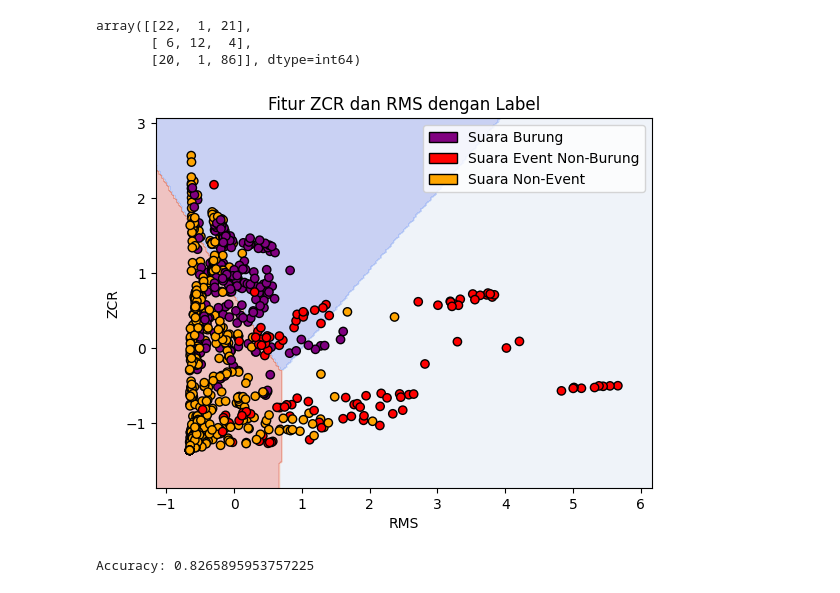
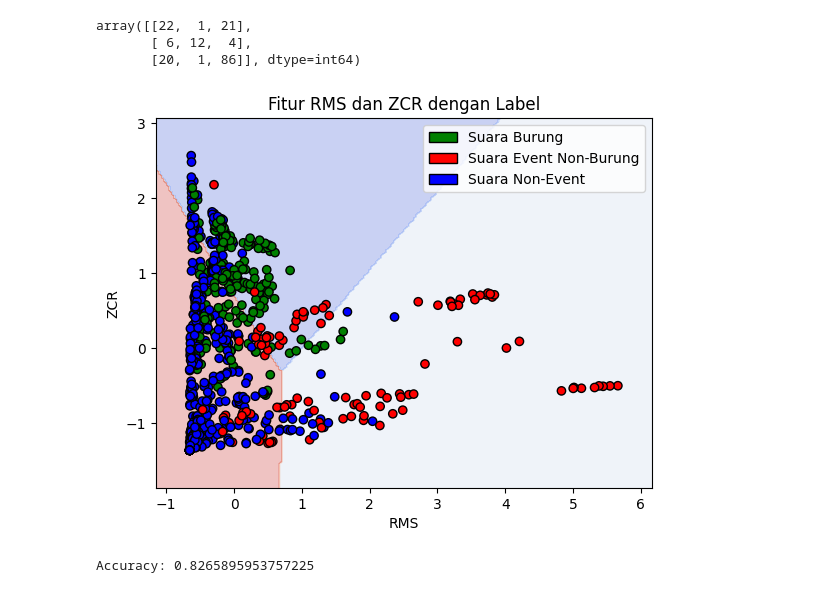
Before and after one commit to FathanAM0/Dasar-Kecerdasan-Artificial_Tugas-Besar, a Jupyter notebook: code_1-Labelling-FE.ipynb, the cells around one changed output. Saved outputs shown, nothing was run; the diff lists cells and outputs as text; code cells hidden in the pictures.

Commit message:
Add figure

```diff
--- a/code_1-Labelling-FE.ipynb
+++ b/code_1-Labelling-FE.ipynb
@@ -428,38 +428,38 @@ array([[22,  1, 21],
 def plot_decision_boundary(model, X, y):
     x_min, x_max = X[:, 0].min() - .5, X[:, 0].max() + .5
     y_min, y_max = X[:, 1].min() - .5, X[:, 1].max() + .5
     xx, yy = np.meshgrid(np.linspace(x_min, x_max, 200),
                          np.linspace(y_min, y_max, 200))
 
     Z = model.predict(np.c_[xx.ravel(), yy.ravel()])
     Z = Z.reshape(xx.shape)
 
     plt.contourf(xx, yy, Z, alpha=0.3, cmap=plt.cm.coolwarm)
 
     # Define custom colors
-    color_map = {0: 'purple', 1: 'red', 2: 'orange'}
+    color_map = {0: 'green', 1: 'red', 2: 'blue'}
     colors = [color_map[label] for label in y]
 
     # Plot points with custom colors
     plt.scatter(X[:, 0], X[:, 1], c=colors, edgecolors='k')
 
     # Custom legend
     legend_elements = [
-        Patch(facecolor='purple', edgecolor='k', label='Suara Burung'),
-        Patch(facecolor='red', edgecolor='k', label='Suara Event Non-Burung'),
-        Patch(facecolor='orange', edgecolor='k', label='Suara Non-Event')
+        Patch(facecolor='green', edgecolor='k', label='Suara Burung'),
+        Patch(facecolor='Red', edgecolor='k', label='Suara Event Non-Burung'),
+        Patch(facecolor='Blue', edgecolor='k', label='Suara Non-Event')
     ]
     plt.legend(handles=legend_elements, loc='upper right')
 
     plt.xlabel("RMS")
     plt.ylabel("ZCR")
     plt.title("Fitur RMS dan ZCR dengan Label")
     plt.show()
 
 X_scaled = scaler.transform(X)
 plot_decision_boundary(model, X_scaled, y)
 # %% [output]
-[figure, old version]
+[figure, new version]
 # %%
 X = [(data[4], data[5]) for data in dataset_fe]
 y_original = [data[3] for data in dataset_fe]
```
Also changed, not shown: 5 other files.
